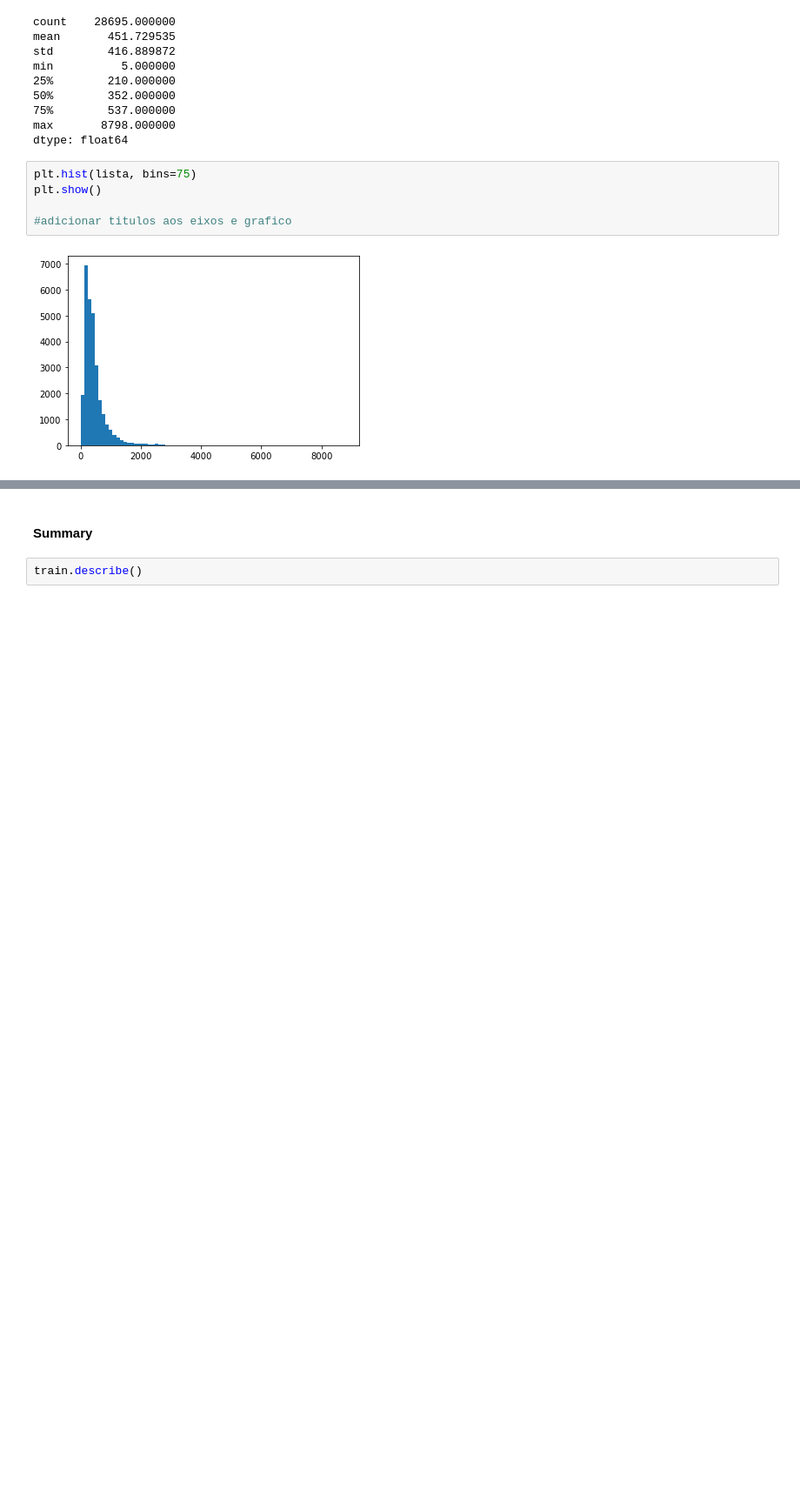
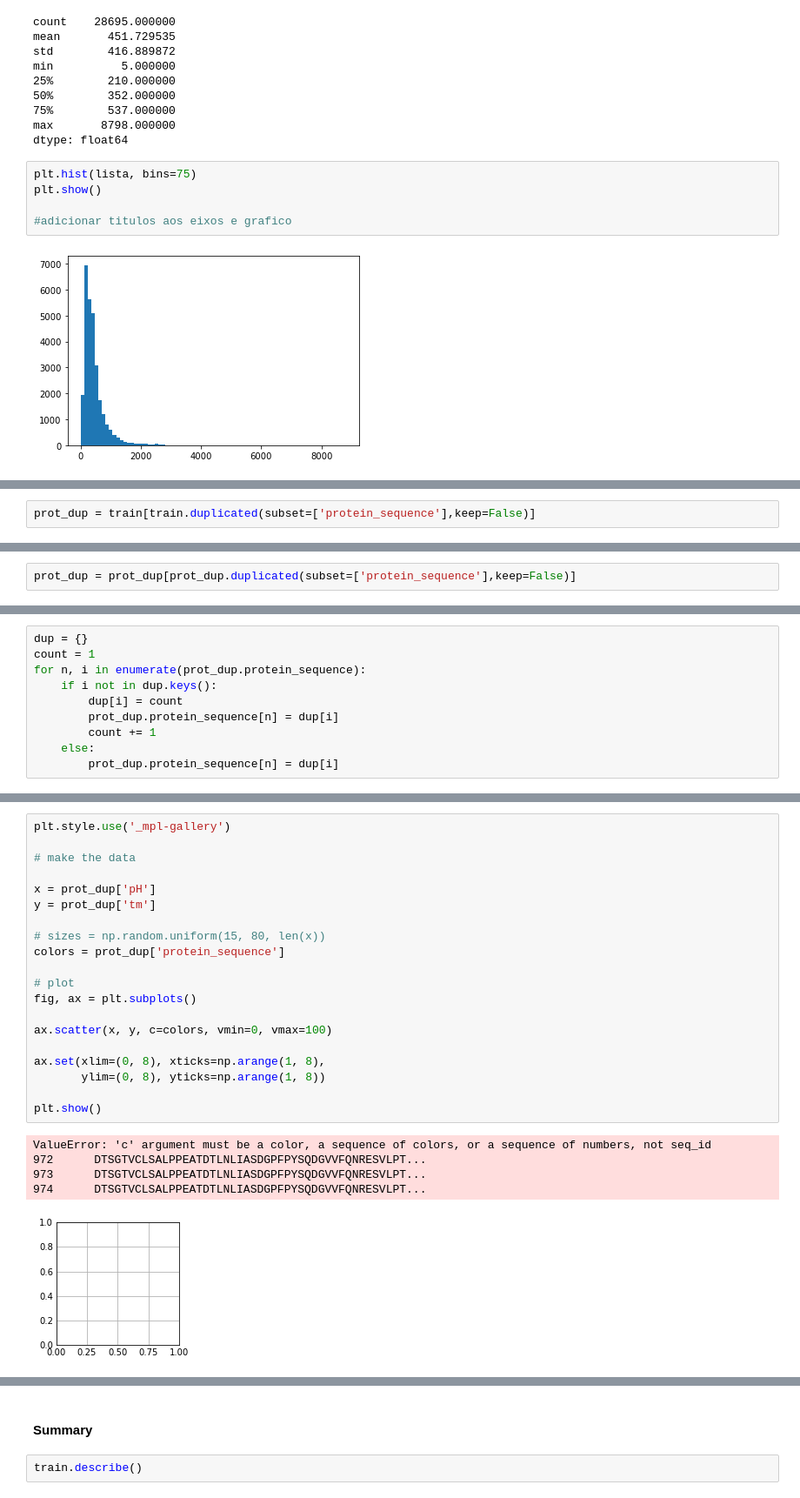
Before and after one commit to alexesperanca/SIB_G4, a Jupyter notebook: Monica_notebook.ipynb, the cells around one changed output, grey strips where cells are left out. Shown at 87% size. Saved outputs shown, nothing was run; the diff lists cells and outputs as text; blank space fills up the shorter version.

```diff
--- a/Monica_notebook.ipynb
+++ b/Monica_notebook.ipynb
@@ -354,0 +373,2 @@ plt.show()
+# %%
+prot_dup = train[train.duplicated(subset=['protein_sequence'],keep=False)]
@@ -354,0 +395,2 @@ plt.show()
+# %%
+prot_dup = prot_dup[prot_dup.duplicated(subset=['protein_sequence'],keep=False)]
@@ -354,0 +405,10 @@ plt.show()
+# %%
+dup = {}
+count = 1
+for n, i in enumerate(prot_dup.protein_sequence):
+    if i not in dup.keys():
+        dup[i] = count
+        prot_dup.protein_sequence[n] = dup[i]
+        count += 1
+    else:
+        prot_dup.protein_sequence[n] = dup[i]
@@ -354,0 +460,26 @@ plt.show()
+# %%
+plt.style.use('_mpl-gallery')
+
+# make the data
+
+x = prot_dup['pH']
+y = prot_dup['tm']
+
+# sizes = np.random.uniform(15, 80, len(x))
+colors = prot_dup['protein_sequence']
+
+# plot
+fig, ax = plt.subplots()
+
+ax.scatter(x, y, c=colors, vmin=0, vmax=100)
+
+ax.set(xlim=(0, 8), xticks=np.arange(1, 8),
+       ylim=(0, 8), yticks=np.arange(1, 8))
+
+plt.show()
+# %% [output]
+ValueError: 'c' argument must be a color, a sequence of colors, or a sequence of numbers, not seq_id
+972      DTSGTVCLSALPPEATDTLNLIASDGPFPYSQDGVVFQNRESVLPT...
+973      DTSGTVCLSALPPEATDTLNLIASDGPFPYSQDGVVFQNRESVLPT...
+974      DTSGTVCLSALPPEATDTLNLIASDGPFPYSQDGVVFQNRESVLPT...
+[figure, added]
```
Also changed, not shown: parts of 15 cells of this notebook, 8 other files.
